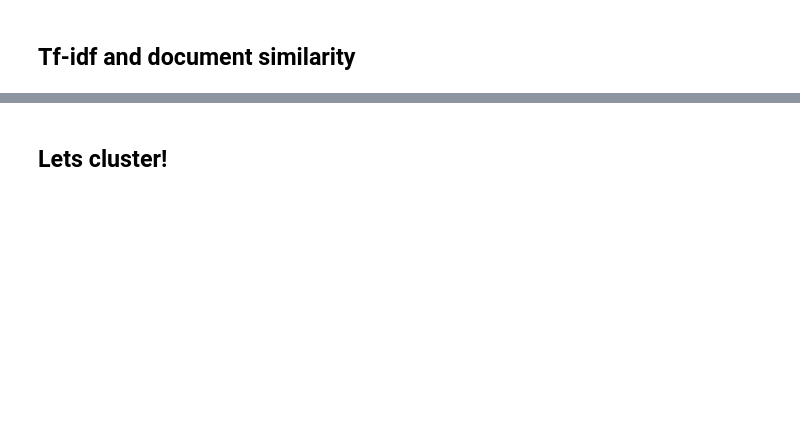
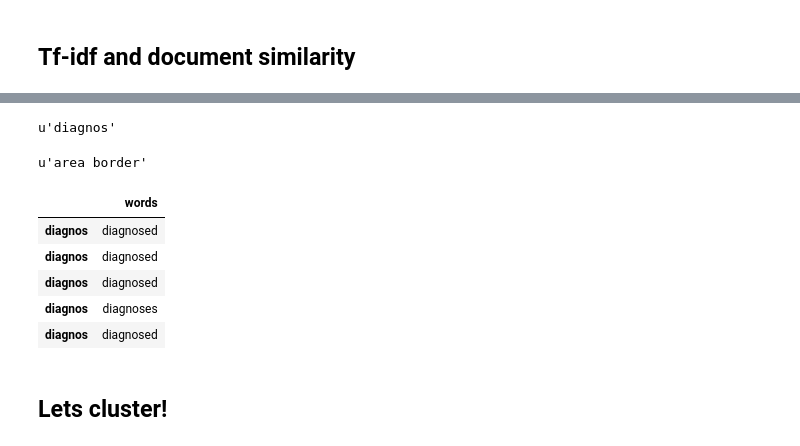
Before and after one commit to ohadravid/ml-tutorial, a Jupyter notebook: notebooks/402-ClusteringTextFromWiki.ipynb, the cells around one changed output, grey strips where cells are left out. Drawn from its saved outputs; the diff is of its cells as text; code cells hidden in the pictures; blank space fills up the shorter version.

```diff
--- a/notebooks/402-ClusteringTextFromWiki.ipynb
+++ b/notebooks/402-ClusteringTextFromWiki.ipynb
@@ -45,7 +73,7 @@ vocab_frame = pd.DataFrame({'words': totalvocab_tokenized}, index = totalvocab_s
 # %%
 from sklearn.feature_extraction.text import TfidfVectorizer
 
-tfidf_vectorizer = TfidfVectorizer(max_df=0.5, min_df=0.01,
+tfidf_vectorizer = TfidfVectorizer(max_df=12, min_df=3,
                                    stop_words='english',
                                    tokenizer=tokenize_and_stem, ngram_range=(1,3))
 
@@ -61,5 +98,21 @@ len(vocab_frame)
+# %%
+idx = 2742
+terms[idx]
+# %% [output]
+u'diagnos'
+# %%
+terms[800]
+# %% [output]
+u'area border'
 # %%
-vocab_frame.ix[terms[100]]
+vocab_frame.ix[terms[idx]].head(5)
+# %% [output]
+|  | words |
+| diagnos | diagnosed |
+| diagnos | diagnosed |
+| diagnos | diagnosed |
+| diagnos | diagnoses |
+| diagnos | diagnosed |
 # %% [markdown]
 ## Lets cluster!
 # %%
```
Also changed, not shown: parts of 23 cells of this notebook, 8 other files.
